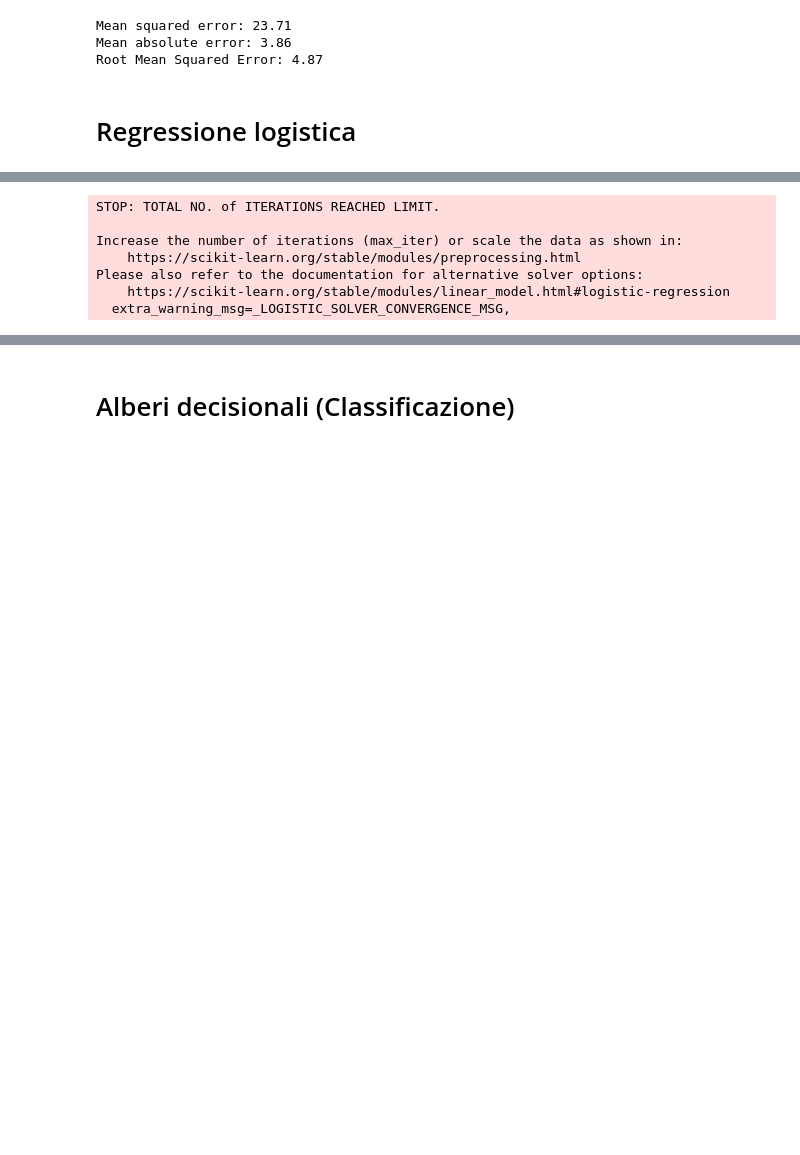
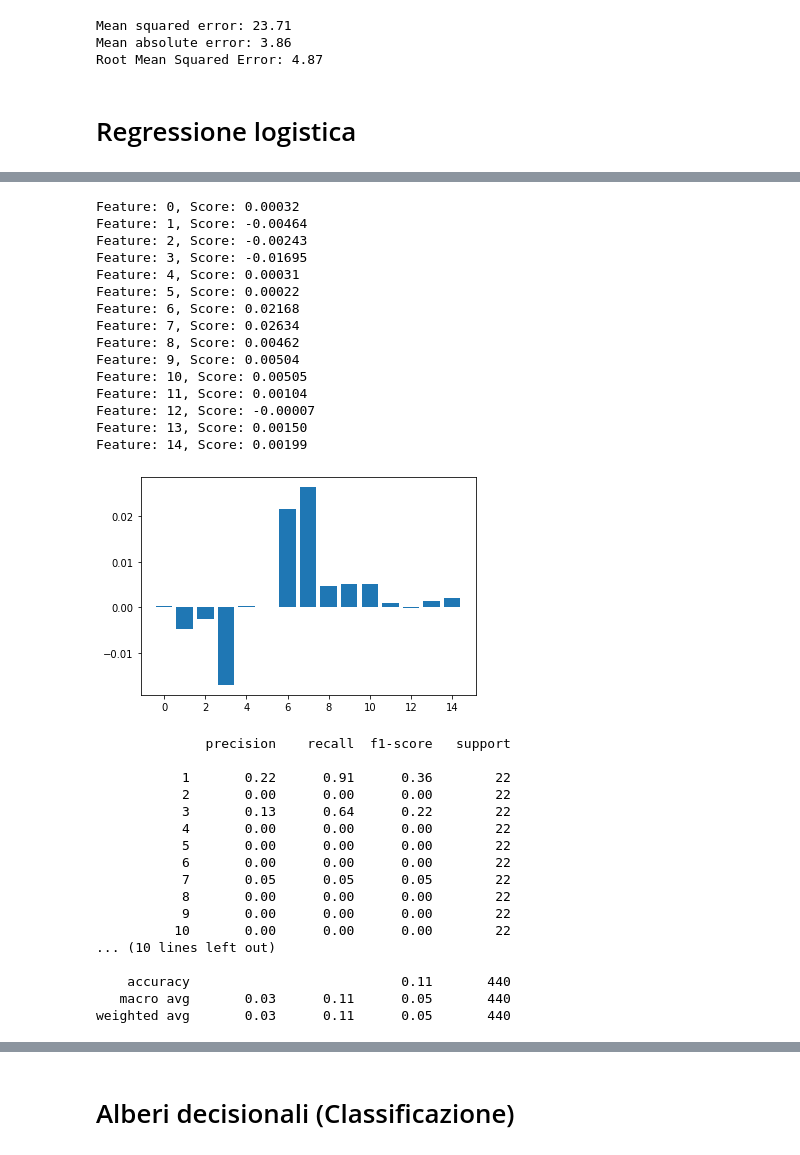
Before and after one commit to giorgio-angelo-esposito/F1WP, a Jupyter notebook: F1WP.ipynb, the cells around one changed output, grey strips where cells are left out. Saved outputs shown, nothing was run; the diff lists cells and outputs as text; code cells hidden in the pictures; blank space fills up the shorter version.

```diff
--- a/F1WP.ipynb
+++ b/F1WP.ipynb
@@ -1390,15 +1437,33 @@ model_dictionary_R['SVM'] = mean_squared_error(Y_test, pred)
 Mean squared error: 23.71
 Mean absolute error: 3.86
 Root Mean Squared Error: 4.87
+# %%
+def print_beauty_cf(cf,dimension):
+  df_cf = pd.DataFrame(cf,index = [i for i in dimension], columns = [i for i in dimension])
+  return df_cf
 # %% [markdown]
 # Regressione logistica
 # %%
-model = LogisticRegression(random_state=42, max_iter=1000)
+model = LogisticRegression(random_state=42, max_iter=100)
 model.fit(X_train, Y_train)
 
+importance = model.coef_[0]
+
+for i,v in enumerate(importance):
+	print('Feature: %0d, Score: %.5f' % (i,v))
+
+plt.bar([x for x in range(len(importance))], importance)
+plt.show()
+
 predictions = model.predict(X_test)
-print(accuracy_score(Y_test,predictions)*100)
-print(confusion_matrix(Y_test, predictions))
+
 print(classification_report(Y_test, predictions))
+
+cf = print_beauty_cf(confusion_matrix(Y_test, predictions),Y_test.unique())
+plt.figure(figsize=(10,10))
+plt.title("Confusion matrix - Logistic Regression")
+sns.heatmap(cf, annot = True, annot_kws={"size": 14})
+plt.show()
+
 model_dictionary_C['Regressione logistica'] = accuracy_score(Y_test,predictions)*100
 # %% [output]
@@ -1422,7 +1477,33 @@ weighted avg       0.08      0.12      0.09       440
-STOP: TOTAL NO. of ITERATIONS REACHED LIMIT.
-
-Increase the number of iterations (max_iter) or scale the data as shown in:
-    https://scikit-learn.org/stable/modules/preprocessing.html
-Please also refer to the documentation for alternative solver options:
-    https://scikit-learn.org/stable/modules/linear_model.html#logistic-regression
-  extra_warning_msg=_LOGISTIC_SOLVER_CONVERGENCE_MSG,
+Feature: 0, Score: 0.00032
+Feature: 1, Score: -0.00464
+Feature: 2, Score: -0.00243
+Feature: 3, Score: -0.01695
+Feature: 4, Score: 0.00031
+Feature: 5, Score: 0.00022
+Feature: 6, Score: 0.02168
+Feature: 7, Score: 0.02634
+Feature: 8, Score: 0.00462
+Feature: 9, Score: 0.00504
+Feature: 10, Score: 0.00505
+Feature: 11, Score: 0.00104
+Feature: 12, Score: -0.00007
+Feature: 13, Score: 0.00150
+Feature: 14, Score: 0.00199
+[figure, added]
+              precision    recall  f1-score   support
+
+           1       0.22      0.91      0.36        22
+           2       0.00      0.00      0.00        22
+           3       0.13      0.64      0.22        22
+           4       0.00      0.00      0.00        22
+           5       0.00      0.00      0.00        22
+           6       0.00      0.00      0.00        22
+           7       0.05      0.05      0.05        22
+           8       0.00      0.00      0.00        22
+           9       0.00      0.00      0.00        22
+          10       0.00      0.00      0.00        22
+... (10 lines left out)
+
+    accuracy                           0.11       440
+   macro avg       0.03      0.11      0.05       440
+weighted avg       0.03      0.11      0.05       440
```
Also changed, not shown: parts of 10 cells of this notebook.
